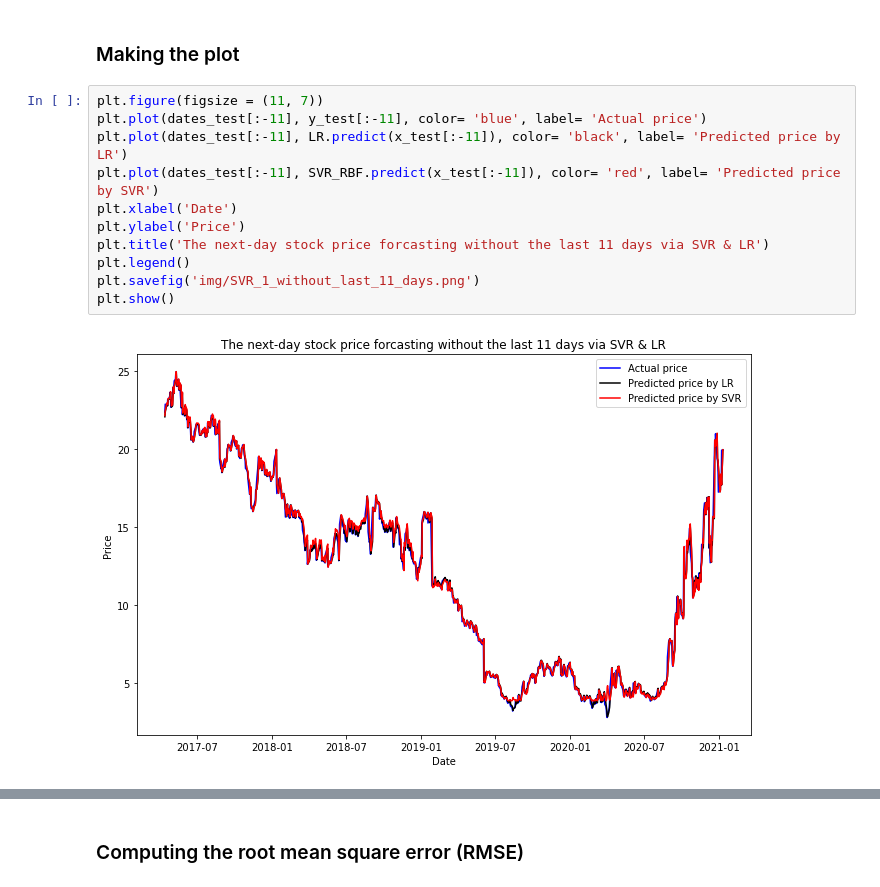
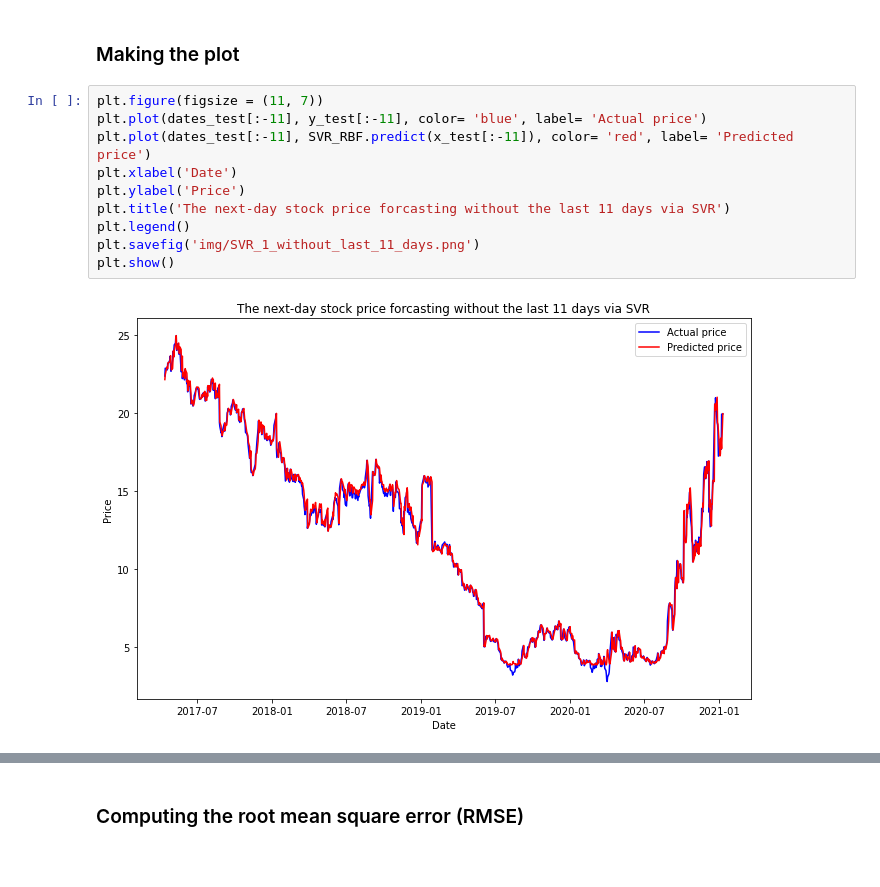
Before and after one commit to zhaoshengEE/Stock_Price_Forecasting, a Jupyter notebook: SVR2.0_1.ipynb, the cells around one changed output, grey strips where cells are left out. Cells and saved outputs as stored; diff of their text form.

Commit message:
Update SVR & LR to do next-day forecasting

```diff
--- a/SVR2.0_1.ipynb
+++ b/SVR2.0_1.ipynb
@@ -235,13 +246,12 @@ The accuracy of trend prediction for LR model is 50.10482180293501%
 # %%
 plt.figure(figsize = (11, 7))
 plt.plot(dates_test[:-11], y_test[:-11], color= 'blue', label= 'Actual price')
-plt.plot(dates_test[:-11], LR.predict(x_test[:-11]), color= 'black', label= 'Predicted price by LR')
-plt.plot(dates_test[:-11], SVR_RBF.predict(x_test[:-11]), color= 'red', label= 'Predicted price by SVR')
+plt.plot(dates_test[:-11], SVR_RBF.predict(x_test[:-11]), color= 'red', label= 'Predicted price')
 plt.xlabel('Date')
 plt.ylabel('Price')
-plt.title('The next-day stock price forcasting without the last 11 days via SVR & LR')
+plt.title('The next-day stock price forcasting without the last 11 days via SVR')
 plt.legend()
 plt.savefig('img/SVR_1_without_last_11_days.png')
 plt.show()
 # %% [output]
-[figure, old version]
+[figure, new version]
```
Also changed, not shown: parts of 3 cells of this notebook.
